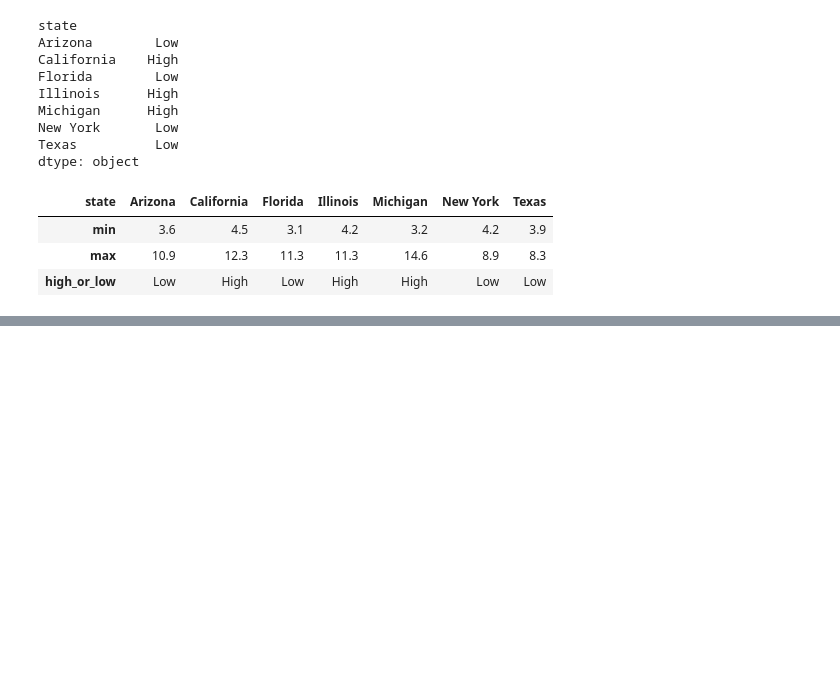
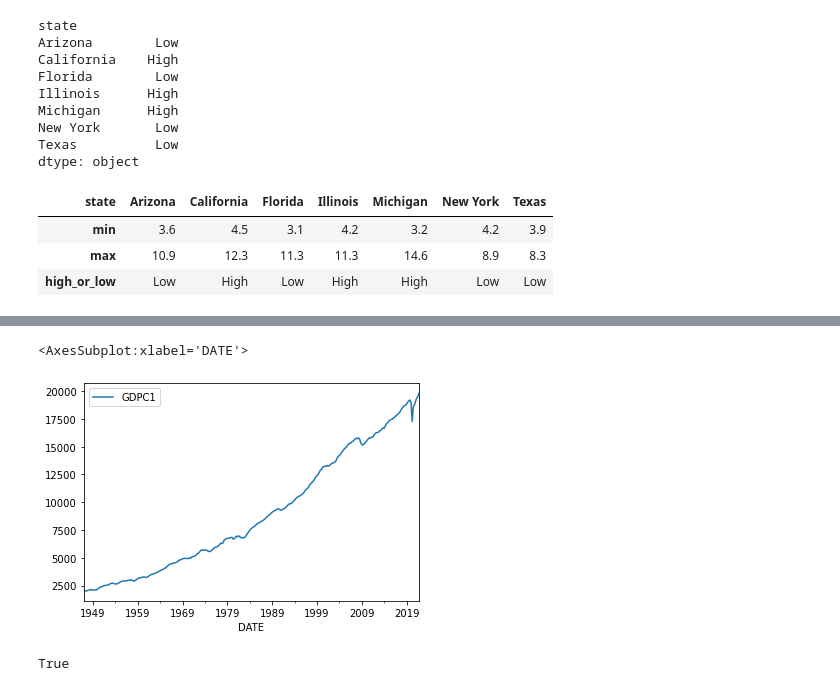
Before and after one commit to weix1996/lectures, a Jupyter notebook: Lecture 11 Pandas.ipynb, the cells around one changed output, grey strips where cells are left out. Drawn from its saved outputs; the diff is of its cells as text; code cells hidden in the pictures; blank space fills up the shorter version.

```diff
--- a/Lecture 11 Pandas.ipynb
+++ b/Lecture 11 Pandas.ipynb
@@ -680,0 +1057,4 @@ unemp.agg([min, max, high_or_low])
+# %%
+url='https://fred.stlouisfed.org/graph/fredgraph.csv?bgcolor=%23e1e9f0&chart_type=line&drp=0&fo=open%20sans&graph_bgcolor=%23ffffff&height=450&mode=fred&recession_bars=on&txtcolor=%23444444&ts=12&tts=12&width=1168&nt=0&thu=0&trc=0&show_legend=yes&show_axis_titles=yes&show_tooltip=yes&id=GDPC1&scale=left&cosd=1947-01-01&coed=2021-10-01&line_color=%234572a7&link_values=false&line_style=solid&mark_type=none&mw=3&lw=2&ost=-99999&oet=99999&mma=0&fml=a&fq=Quarterly&fam=avg&fgst=lin&fgsnd=2020-02-01&line_index=1&transformation=lin&vintage_date=2022-04-07&revision_date=2022-04-07&nd=1947-01-01'
+# %%
+GDP = pd.read_csv(url,parse_dates=True, index_col=0)
@@ -680,0 +1082,5 @@ unemp.agg([min, max, high_or_low])
+# %%
+GDP.plot()
+# %% [output]
+<AxesSubplot:xlabel='DATE'>
+[figure, added]
@@ -680,0 +1089,4 @@ unemp.agg([min, max, high_or_low])
+# %%
+os.path.isfile('unemp.csv')
+# %% [output]
+True
```
Also changed, not shown: parts of 55 cells of this notebook, 1 other file.
